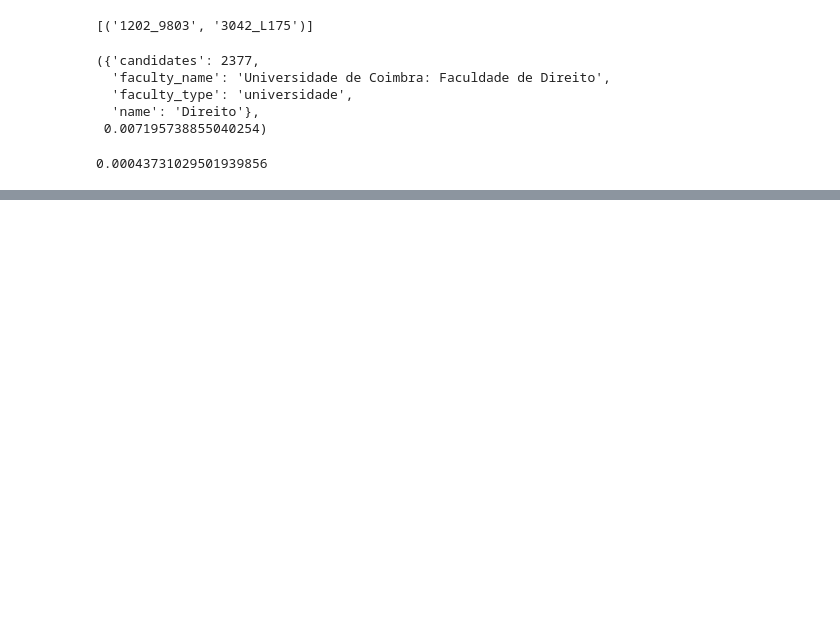
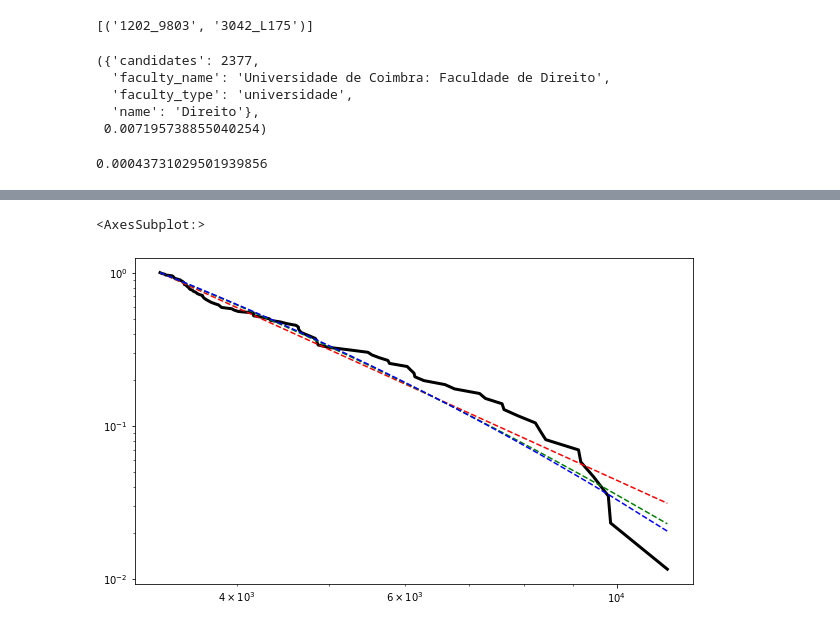
Before and after one commit to bernardo-silva/NetworkScienceProject, a Jupyter notebook: build_network.ipynb, the cells around one changed output, grey strips where cells are left out. Cells and saved outputs as stored; diff of their text form; code cells hidden in the pictures; blank space fills up the shorter version.

```diff
--- a/build_network.ipynb
+++ b/build_network.ipynb
@@ -76,0 +111,2 @@ Text(0, 0.5, 'Frequency')
+# %%
+degree_sequence = sorted([d for n, d in G.degree(weight='weight')], reverse=True) # used for degree distribution and powerlaw test
@@ -76,0 +121,10 @@ Text(0, 0.5, 'Frequency')
+# %%
+plt.figure(figsize=(10, 6))
+fit.distribution_compare('power_law', 'lognormal')
+fig4 = fit.plot_ccdf(linewidth=3, color='black')
+fit.power_law.plot_ccdf(ax=fig4, color='r', linestyle='--') #powerlaw
+fit.lognormal.plot_ccdf(ax=fig4, color='g', linestyle='--') #lognormal
+fit.stretched_exponential.plot_ccdf(ax=fig4, color='b', linestyle='--') #stretched_exponential
+# %% [output]
+<AxesSubplot:>
+[figure, added]
```
Also changed, not shown: parts of 25 cells of this notebook, 19 other files.
